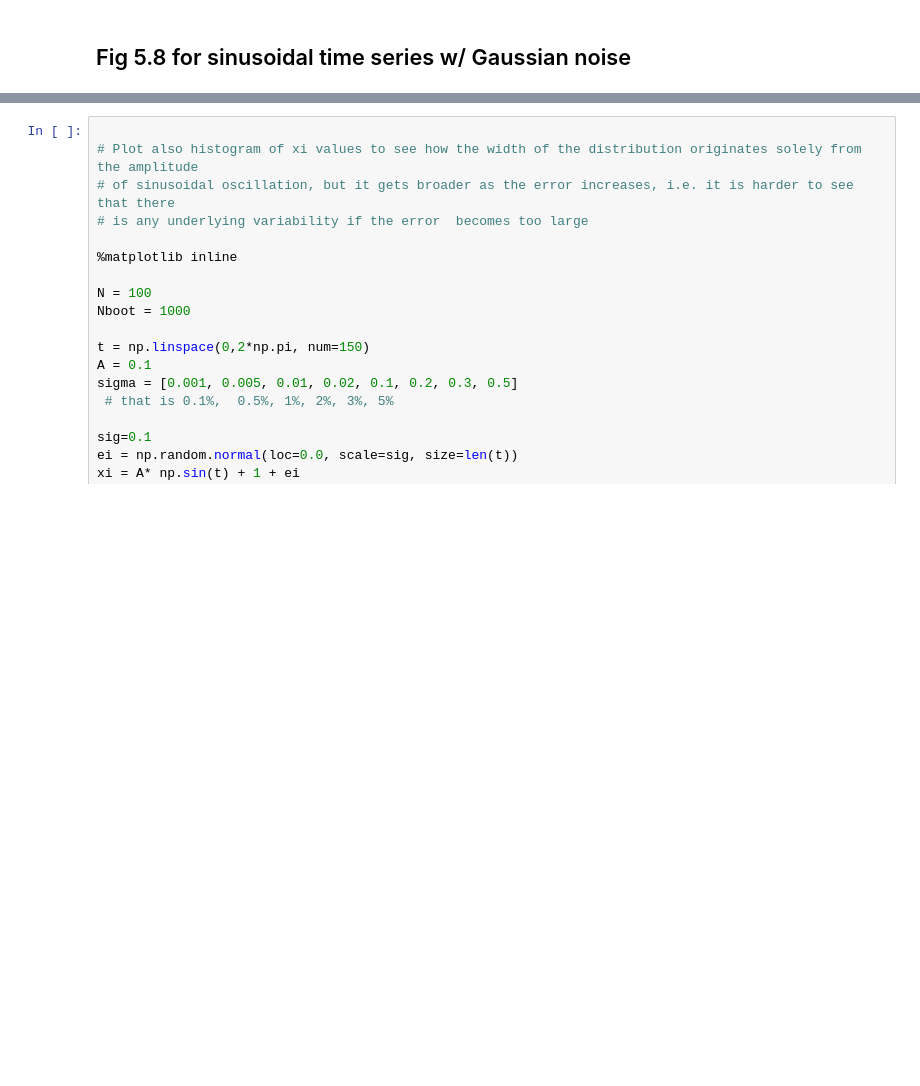
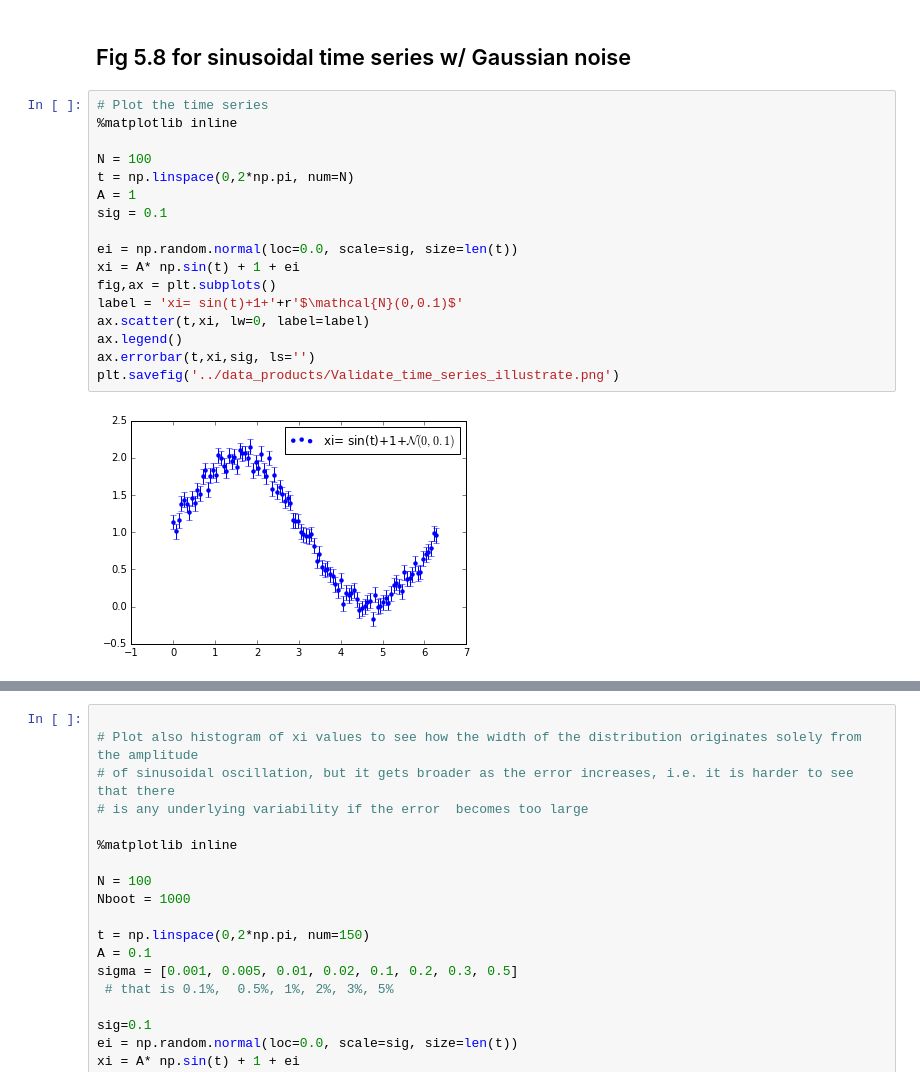
Before and after one commit to suberlak/S82analysis, a Jupyter notebook: code/09.2016_sigma_meaning_simulate.ipynb, the cells around one changed output, grey strips where cells are left out. Drawn from its saved outputs; the diff is of its cells as text; blank space fills up the shorter version.

```diff
--- a/code/09.2016_sigma_meaning_simulate.ipynb
+++ b/code/09.2016_sigma_meaning_simulate.ipynb
@@ -357,6 +357,25 @@ N=100, Nboot=10000
 ... (6 outputs left out)
 # %% [markdown]
 ## Fig 5.8 for sinusoidal time series w/ Gaussian noise
+# %%
+# Plot the time series
+%matplotlib inline
+
+N = 100
+t = np.linspace(0,2*np.pi, num=N)
+A = 1
+sig = 0.1
+
+ei = np.random.normal(loc=0.0, scale=sig, size=len(t))
+xi = A* np.sin(t) + 1 + ei
+fig,ax = plt.subplots()
+label = 'xi= sin(t)+1+'+r'$\mathcal{N}(0,0.1)$'
+ax.scatter(t,xi, lw=0, label=label)
+ax.legend()
+ax.errorbar(t,xi,sig, ls='')
+plt.savefig('../data_products/Validate_time_series_illustrate.png')
+# %% [output]
+[figure, added]
 # %%
 %matplotlib inline
 
```
Also changed, not shown: parts of 38 cells of this notebook, 2 other files.
